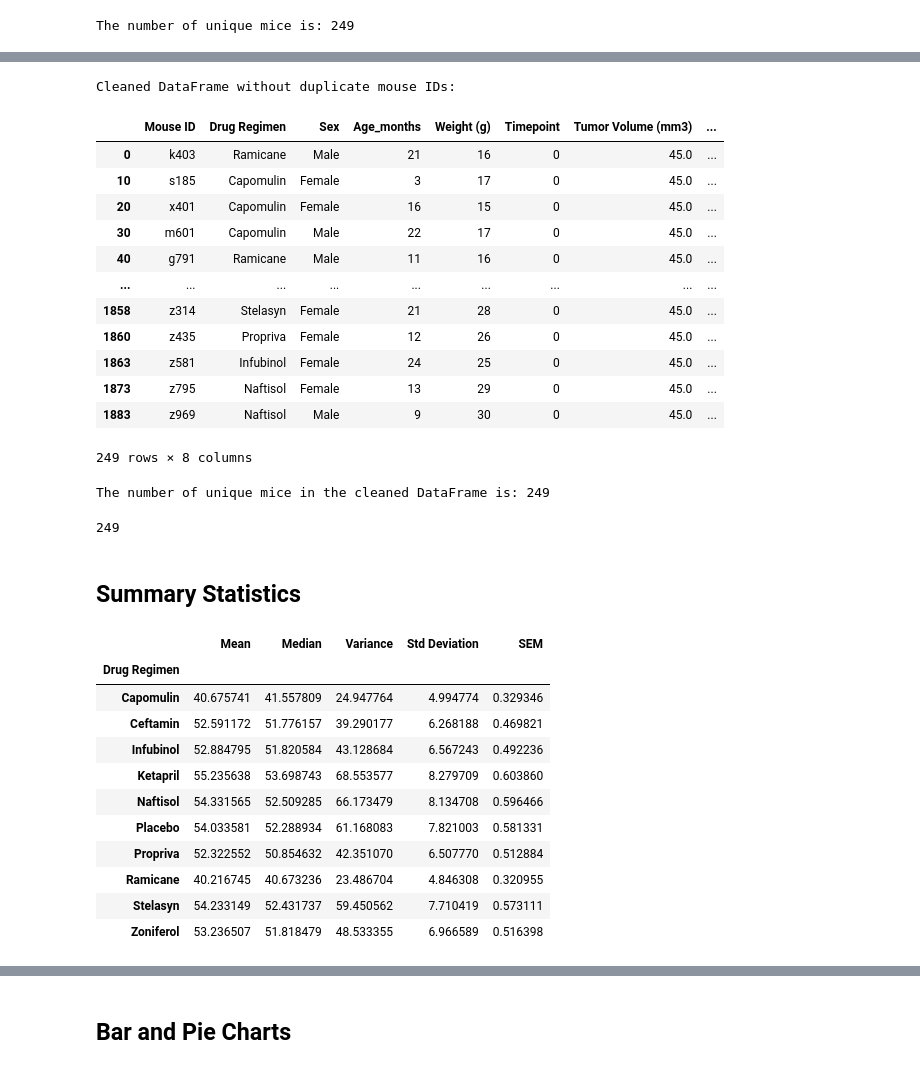
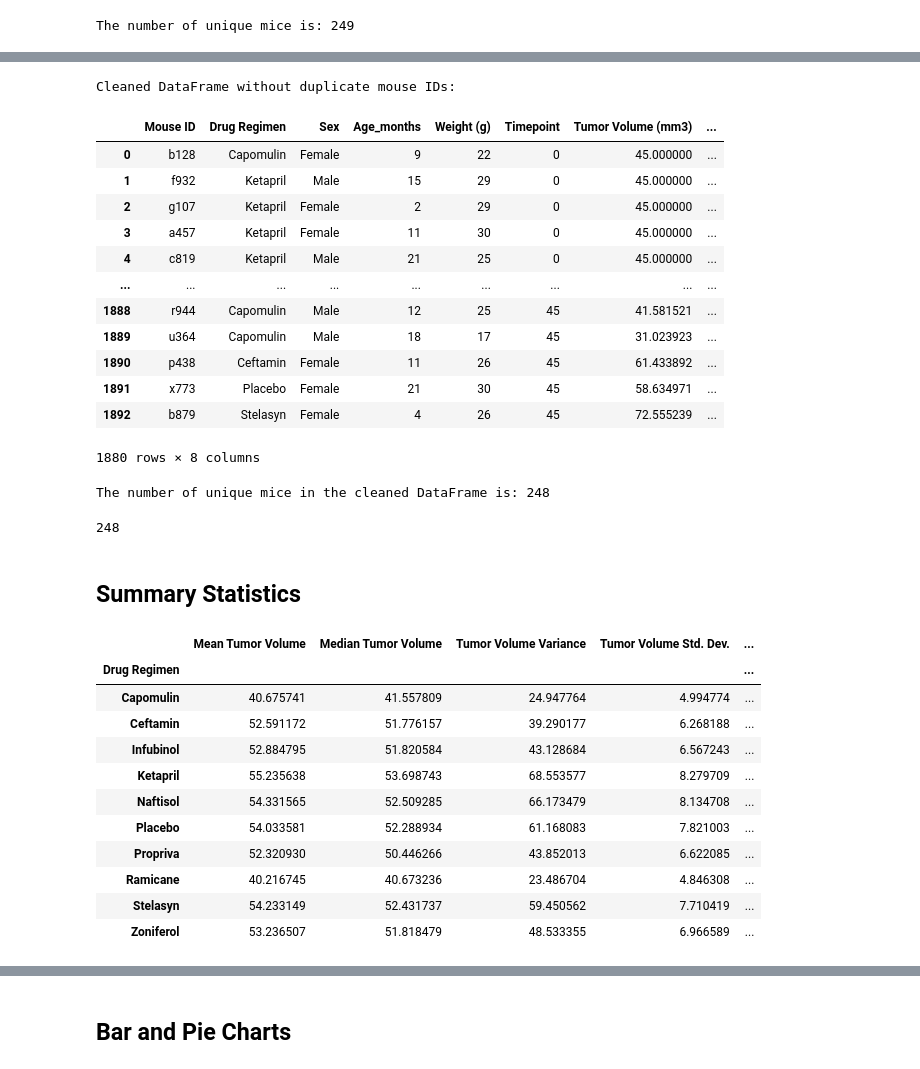
Before and after one commit to carolinastrazzari/Module-5-Challenge, a Jupyter notebook: Pymaceuticals/pymaceuticals_starter.ipynb, the cells around one changed output, grey strips where cells are left out. Cells and saved outputs as stored; diff of their text form; code cells hidden in the pictures.

```diff
--- a/Pymaceuticals/pymaceuticals_starter.ipynb
+++ b/Pymaceuticals/pymaceuticals_starter.ipynb
@@ -21,7 +21,7 @@ mouse_metadata = pd.read_csv(mouse_metadata_path)
 study_results = pd.read_csv(study_results_path)
 
 # Combine the data into a single DataFrame
-merged_df = pd.merge(mouse_metadata, study_results, how='left')
+merged_df = pd.merge(mouse_metadata, study_results, how='right', on= 'Mouse ID')
 
 # Display the data table for preview
 merged_df
@@ -90,23 +85,23 @@ All data for duplicate mouse IDs:
 # %%
 # Create a clean DataFrame by dropping the duplicate mouse by its ID.
-cleaned_df = merged_df.drop_duplicates(subset=['Mouse ID'], keep='first')
+cleaned_df = merged_df[merged_df['Mouse ID']!='g989']
 print("Cleaned DataFrame without duplicate mouse IDs:")
 cleaned_df
 # %% [output]
 Cleaned DataFrame without duplicate mouse IDs:
 |  | Mouse ID | Drug Regimen | Sex | Age_months | Weight (g) | Timepoint | Tumor Volume (mm3) | ... |
-| 0 | k403 | Ramicane | Male | 21 | 16 | 0 | 45.0 | ... |
-| 10 | s185 | Capomulin | Female | 3 | 17 | 0 | 45.0 | ... |
-| 20 | x401 | Capomulin | Female | 16 | 15 | 0 | 45.0 | ... |
-| 30 | m601 | Capomulin | Male | 22 | 17 | 0 | 45.0 | ... |
-| 40 | g791 | Ramicane | Male | 11 | 16 | 0 | 45.0 | ... |
+| 0 | b128 | Capomulin | Female | 9 | 22 | 0 | 45.000000 | ... |
+| 1 | f932 | Ketapril | Male | 15 | 29 | 0 | 45.000000 | ... |
+| 2 | g107 | Ketapril | Female | 2 | 29 | 0 | 45.000000 | ... |
+| 3 | a457 | Ketapril | Female | 11 | 30 | 0 | 45.000000 | ... |
+| 4 | c819 | Ketapril | Male | 21 | 25 | 0 | 45.000000 | ... |
 | ... | ... | ... | ... | ... | ... | ... | ... | ... |
-| 1858 | z314 | Stelasyn | Female | 21 | 28 | 0 | 45.0 | ... |
-| 1860 | z435 | Propriva | Female | 12 | 26 | 0 | 45.0 | ... |
-| 1863 | z581 | Infubinol | Female | 24 | 25 | 0 | 45.0 | ... |
-| 1873 | z795 | Naftisol | Female | 13 | 29 | 0 | 45.0 | ... |
-| 1883 | z969 | Naftisol | Male | 9 | 30 | 0 | 45.0 | ... |
+| 1888 | r944 | Capomulin | Male | 12 | 25 | 45 | 41.581521 | ... |
+| 1889 | u364 | Capomulin | Male | 18 | 17 | 45 | 31.023923 | ... |
+| 1890 | p438 | Ceftamin | Female | 11 | 26 | 45 | 61.433892 | ... |
+| 1891 | x773 | Placebo | Female | 21 | 30 | 45 | 58.634971 | ... |
+| 1892 | b879 | Stelasyn | Female | 4 | 26 | 45 | 72.555239 | ... |
-249 rows × 8 columns
+1880 rows × 8 columns
 # %%
 # Checking the number of mice in the clean DataFrame.
 num_mice_cleaned = cleaned_df['Mouse ID'].nunique()
@@ -114,39 +109,51 @@ num_mice_cleaned = cleaned_df['Mouse ID'].nunique()
 print(f'The number of unique mice in the cleaned DataFrame is: {num_mice_cleaned}')
 num_mice_cleaned
 # %% [output]
-The number of unique mice in the cleaned DataFrame is: 249
+The number of unique mice in the cleaned DataFrame is: 248
-249
+248
 # %% [markdown]
 ## Summary Statistics
 # %%
 # Generate a summary statistics table of mean, median, variance, standard deviation, and SEM of the tumor volume for each regimen
 # Group by 'Drug Regimen' and calculate the requested statistics
-summary_stats = merged_df.groupby('Drug Regimen')['Tumor Volume (mm3)'].agg(['mean', 'median', 'var', 'std', 'sem'])
 
 # Rename the columns for clarity
-summary_stats.columns = ['Mean', 'Median', 'Variance', 'Std Deviation', 'SEM']
+
 
 # Display the summary statistics table
 
-summary_stats
+
 
 # Use groupby and summary statistical methods to calculate the following properties of each drug regimen:
 
 # mean, median, variance, standard deviation, and SEM of the tumor volume.
 # Assemble the resulting series into a single summary DataFrame.
+mean_stats = cleaned_df.groupby('Drug Regimen')['Tumor Volume (mm3)'].mean()
+median_stats = cleaned_df.groupby('Drug Regimen')['Tumor Volume (mm3)'].median()
+var_stats = cleaned_df.groupby('Drug Regimen')['Tumor Volume (mm3)'].var()
+std_stats = cleaned_df.groupby('Drug Regimen')['Tumor Volume (mm3)'].std()
+sem_stats = cleaned_df.groupby('Drug Regimen')['Tumor Volume (mm3)'].sem()
+
+
+summary_df = pd.DataFrame({"Mean Tumor Volume":mean_stats,
+                              "Median Tumor Volume":median_stats,
+                              "Tumor Volume Variance":var_stats,
+                              "Tumor Volume Std. Dev.":std_stats,
+                              "Tumor Volume Std. Err.":sem_stats})
+summary_df
 # %% [output]
-|  | Mean | Median | Variance | Std Deviation | SEM |
-| Drug Regimen |  |  |  |  |  |
-| Capomulin | 40.675741 | 41.557809 | 24.947764 | 4.994774 | 0.329346 |
-| Ceftamin | 52.591172 | 51.776157 | 39.290177 | 6.268188 | 0.469821 |
-| Infubinol | 52.884795 | 51.820584 | 43.128684 | 6.567243 | 0.492236 |
-| Ketapril | 55.235638 | 53.698743 | 68.553577 | 8.279709 | 0.603860 |
-| Naftisol | 54.331565 | 52.509285 | 66.173479 | 8.134708 | 0.596466 |
-| Placebo | 54.033581 | 52.288934 | 61.168083 | 7.821003 | 0.581331 |
-| Propriva | 52.322552 | 50.854632 | 42.351070 | 6.507770 | 0.512884 |
-| Ramicane | 40.216745 | 40.673236 | 23.486704 | 4.846308 | 0.320955 |
-| Stelasyn | 54.233149 | 52.431737 | 59.450562 | 7.710419 | 0.573111 |
-| Zoniferol | 53.236507 | 51.818479 | 48.533355 | 6.966589 | 0.516398 |
+|  | Mean Tumor Volume | Median Tumor Volume | Tumor Volume Variance | Tumor Volume Std. Dev. | ... |
+| Drug Regimen |  |  |  |  | ... |
+| Capomulin | 40.675741 | 41.557809 | 24.947764 | 4.994774 | ... |
+| Ceftamin | 52.591172 | 51.776157 | 39.290177 | 6.268188 | ... |
+| Infubinol | 52.884795 | 51.820584 | 43.128684 | 6.567243 | ... |
+| Ketapril | 55.235638 | 53.698743 | 68.553577 | 8.279709 | ... |
+| Naftisol | 54.331565 | 52.509285 | 66.173479 | 8.134708 | ... |
+| Placebo | 54.033581 | 52.288934 | 61.168083 | 7.821003 | ... |
+| Propriva | 52.320930 | 50.446266 | 43.852013 | 6.622085 | ... |
+| Ramicane | 40.216745 | 40.673236 | 23.486704 | 4.846308 | ... |
+| Stelasyn | 54.233149 | 52.431737 | 59.450562 | 7.710419 | ... |
+| Zoniferol | 53.236507 | 51.818479 | 48.533355 | 6.966589 | ... |
 # %%
 # A more advanced method to generate a summary statistics table of mean, median, variance, standard deviation,
 # and SEM of the tumor volume for each regimen (only one method is required in the solution)
```
Also changed, not shown: parts of 18 cells of this notebook.
